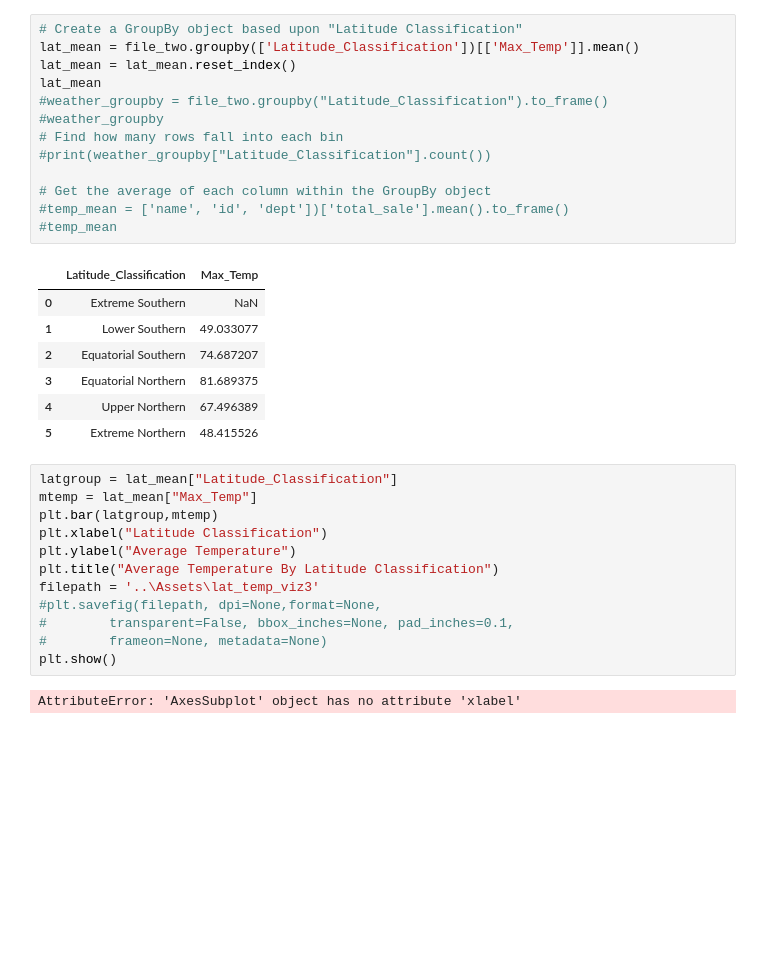
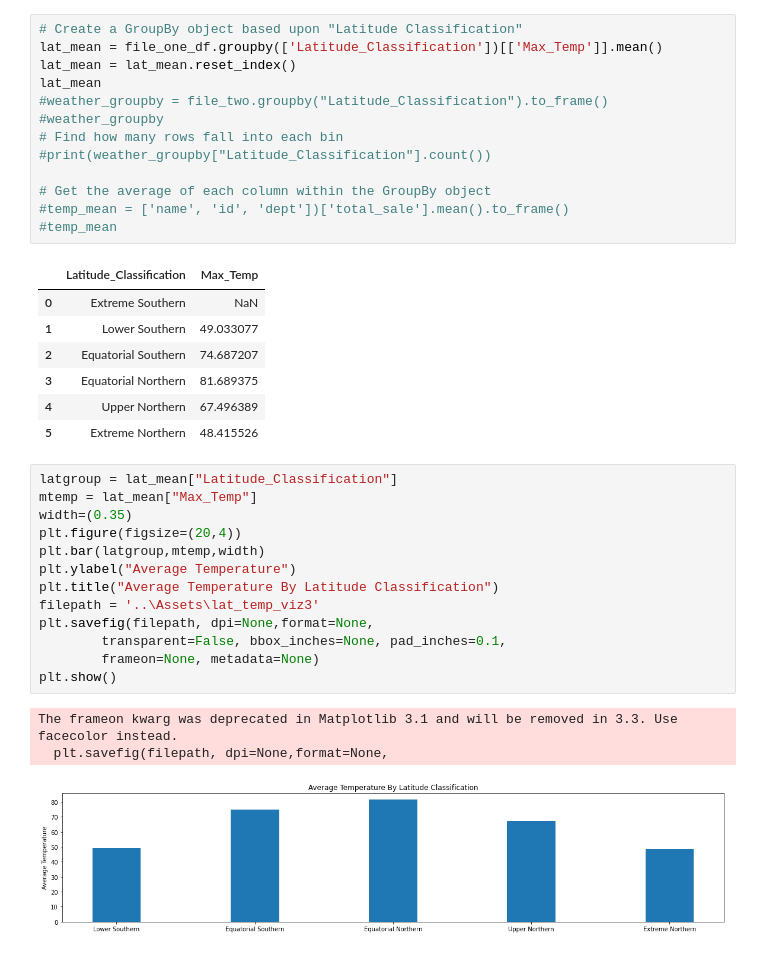
Before and after one commit to eddie0rNot/Web-Design-Challenge, a Jupyter notebook: Resources/visualizations.ipynb, the cells around one changed output. Drawn from its saved outputs; the diff is of its cells as text; blank space fills up the shorter version.

Commit message:
visualization 3 added

```diff
--- a/Resources/visualizations.ipynb
+++ b/Resources/visualizations.ipynb
@@ -116,6 +109,6 @@ file_two.head()
 # %%
 # Create a GroupBy object based upon "Latitude Classification"
-lat_mean = file_two.groupby(['Latitude_Classification'])[['Max_Temp']].mean()
+lat_mean = file_one_df.groupby(['Latitude_Classification'])[['Max_Temp']].mean()
 lat_mean = lat_mean.reset_index()
 lat_mean
 #weather_groupby = file_two.groupby("Latitude_Classification").to_frame()
@@ -137,14 +130,17 @@ lat_mean
 # %%
 latgroup = lat_mean["Latitude_Classification"]
 mtemp = lat_mean["Max_Temp"]
-plt.bar(latgroup,mtemp)
-plt.xlabel("Latitude Classification")
+width=(0.35)
+plt.figure(figsize=(20,4))
+plt.bar(latgroup,mtemp,width)
 plt.ylabel("Average Temperature")
 plt.title("Average Temperature By Latitude Classification")
 filepath = '..\Assets\lat_temp_viz3'
-#plt.savefig(filepath, dpi=None,format=None,
-#        transparent=False, bbox_inches=None, pad_inches=0.1,
-#        frameon=None, metadata=None)
+plt.savefig(filepath, dpi=None,format=None,
+        transparent=False, bbox_inches=None, pad_inches=0.1,
+        frameon=None, metadata=None)
 plt.show()
 # %% [output]
-AttributeError: 'AxesSubplot' object has no attribute 'xlabel'
+The frameon kwarg was deprecated in Matplotlib 3.1 and will be removed in 3.3. Use facecolor instead.
+  plt.savefig(filepath, dpi=None,format=None,
+[figure, added]
```
Also changed, not shown: parts of 1 cell of this notebook, 1 other file.
